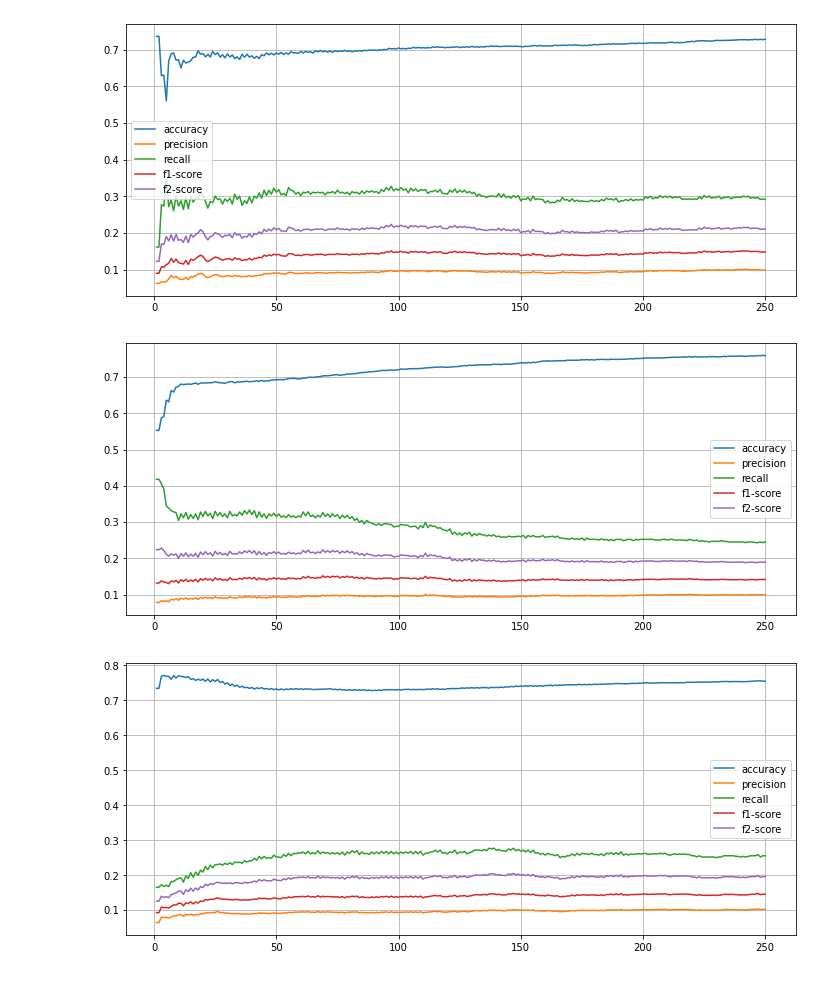
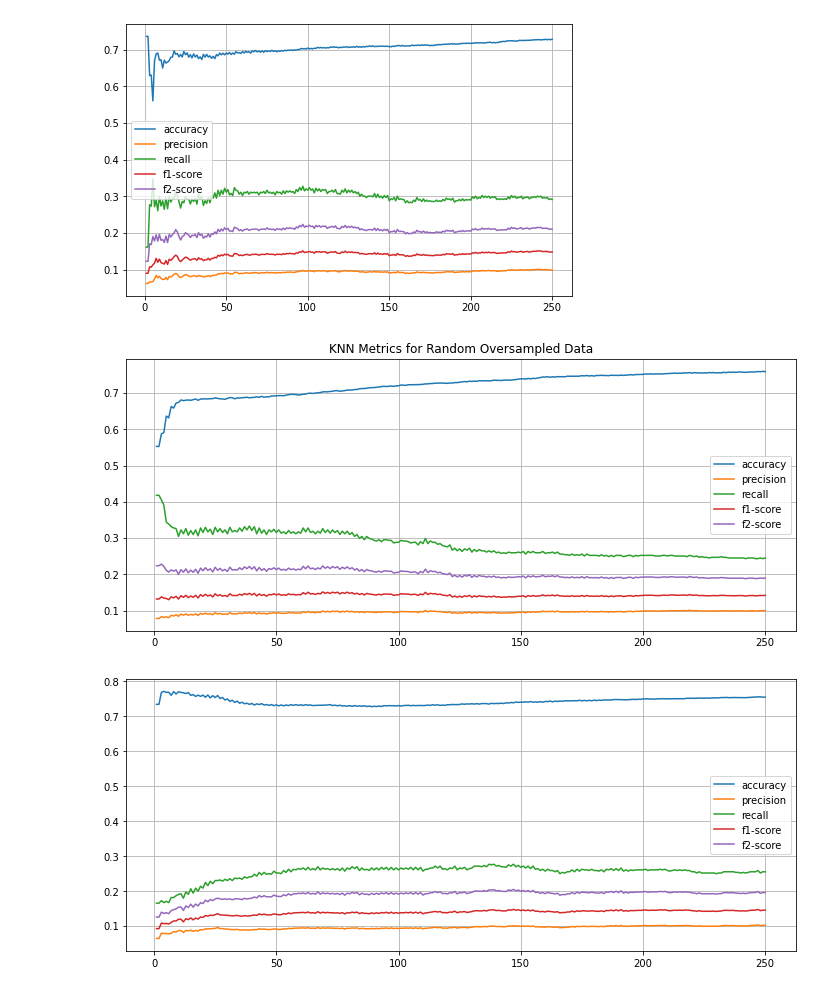
Before and after one commit to EMAT31530/ai-group-project-group-28, a Jupyter notebook: KNN testing/RealKNN/ActualKNN.ipynb, the cells around one changed output. Saved outputs shown, nothing was run; the diff lists cells and outputs as text; code cells hidden in the pictures.

```diff
--- a/KNN testing/RealKNN/ActualKNN.ipynb
+++ b/KNN testing/RealKNN/ActualKNN.ipynb
@@ -168,17 +159,17 @@ q = metrics(predictions_rus)
 # %%
 x = np.arange(1,len(predictions_rus) + 1)
 
-plt.figure(figsize=(12,5))
+plt.figure(figsize=(8,5))
 plt.plot(x,q[0],label='accuracy')
 plt.plot(x,q[1],label='precision')
 plt.plot(x,q[2],label='recall')
 plt.plot(x,q[3],label='f1-score')
 plt.plot(x,q[4],label='f2-score')
 plt.legend()
 plt.grid(which='both')
 plt.show()
 # %% [output]
-[figure, old version]
+[figure, new version]
 # %%
 q = metrics(predictions_ros)
 
@@ -190,9 +181,10 @@ plt.plot(x,q[3],label='f1-score')
 plt.plot(x,q[4],label='f2-score')
 plt.legend()
 plt.grid(which='both')
+plt.title('KNN Metrics for Random Oversampled Data')
 plt.show()
 # %% [output]
-[figure, old version]
+[figure, new version]
 # %%
 q= metrics(predictions_smote)
 plt.figure(figsize=(12,5))
```
Also changed, not shown: parts of 3 cells of this notebook, 4 other files.
